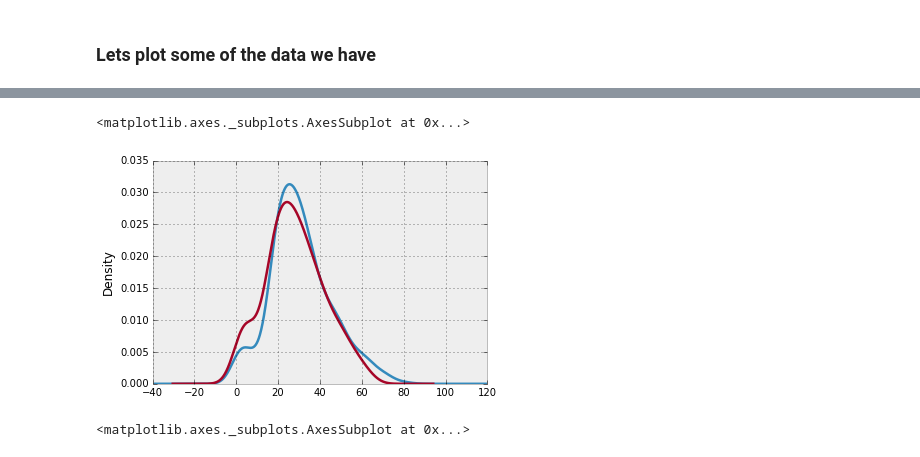
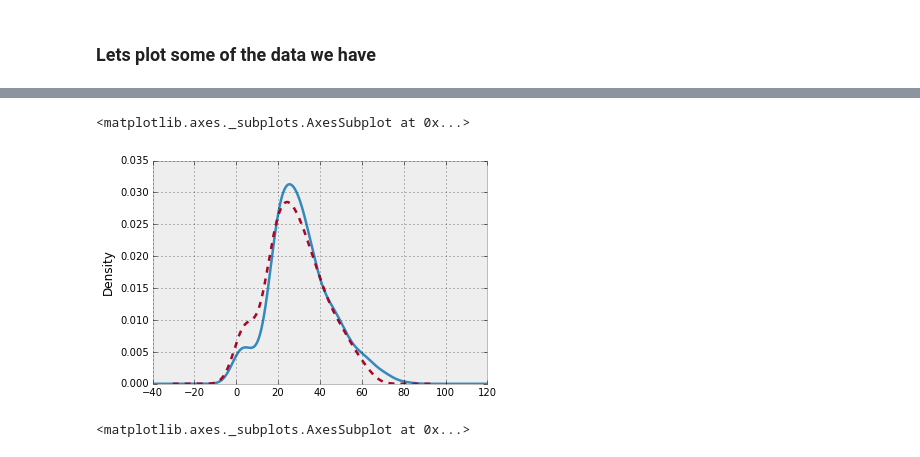
Before and after one commit to zunayed/pyDataAnalysis, a Jupyter notebook: titanic_predection.ipynb, the cells around one changed output, grey strips where cells are left out. Cells and saved outputs as stored; diff of their text form; code cells hidden in the pictures.

Commit message:
minor tweaks to data inport

```diff
--- a/titanic_predection.ipynb
+++ b/titanic_predection.ipynb
@@ -52,9 +78,10 @@ data['Sex'].value_counts().plot(kind='bar', alpha=.3)
 # %%
 data['Age'][data['Sex'] == 'male'].plot(kind='kde')
-data['Age'][data['Sex'] == 'female'].plot(kind='kde')
+# data['Age'][data['Sex'] == 'female'].plot(kind='kde')
+data['Age'][data['Sex'] == 'female'].plot(kind='kde', ls='dashed')
 # %% [output]
 <matplotlib.axes._subplots.AxesSubplot at 0x...>
-[figure, old version]
+[figure, new version]
 # %%
 data['Pclass'].value_counts().plot(kind='bar', alpha=.3)
 # %% [output]
```
Also changed, not shown: parts of 7 cells of this notebook, 1 other file.
